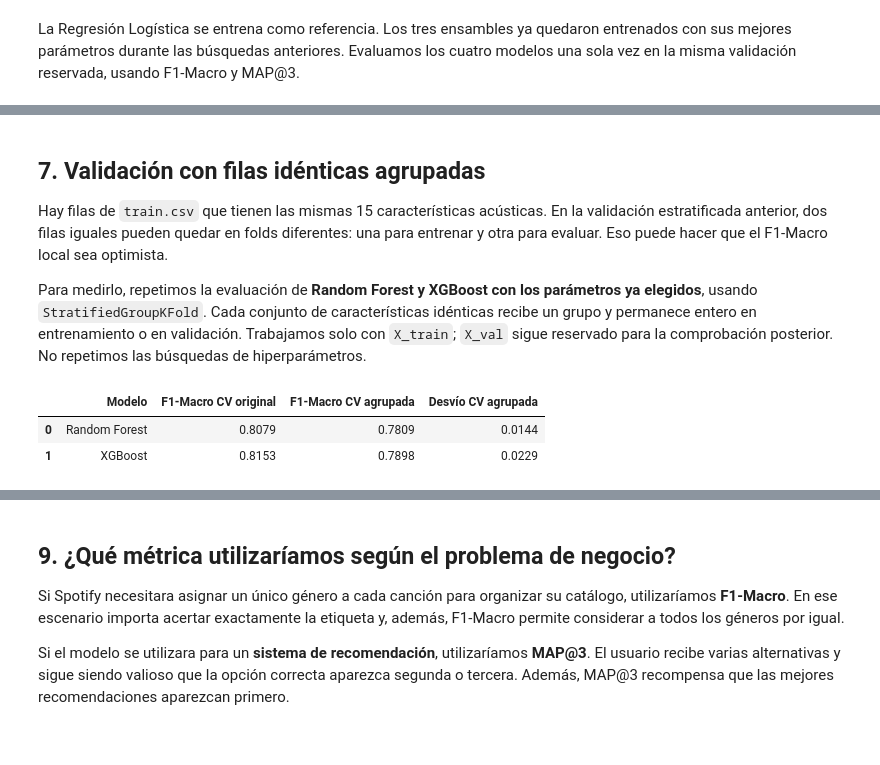
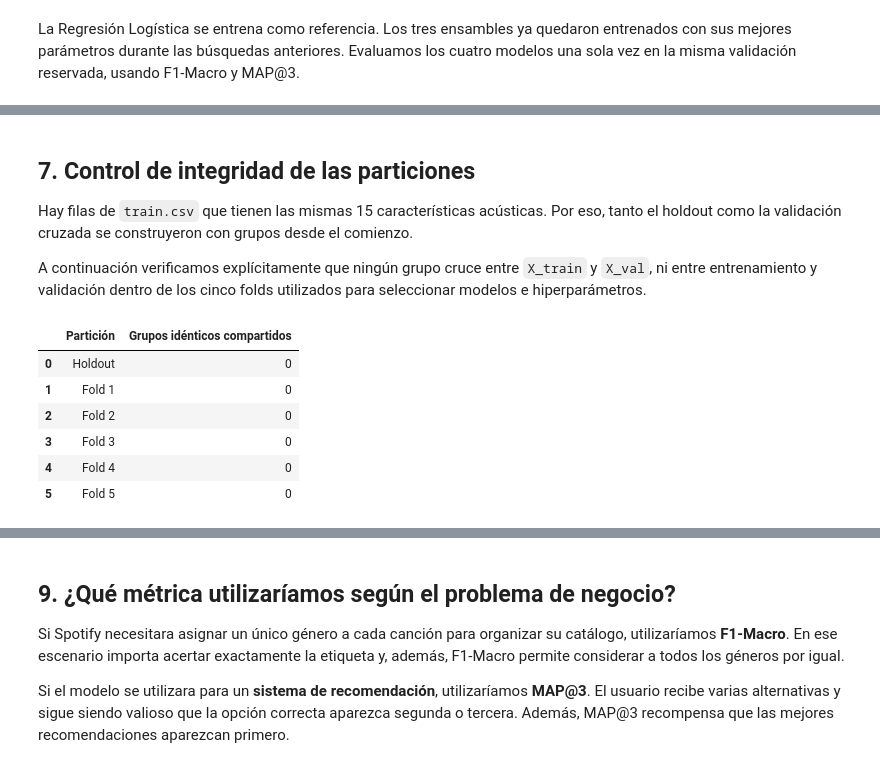
Before and after one commit to lourdesMV/TD6-TP2, a Jupyter notebook: spotify.ipynb, the cells around one changed output, grey strips where cells are left out. Drawn from its saved outputs; the diff is of its cells as text; code cells hidden in the pictures; blank space fills up the shorter version.

```diff
--- a/spotify.ipynb
+++ b/spotify.ipynb
@@ -454,13 +470,17 @@ class XGBGenreClassifier(ClassifierMixin, BaseEstimator):
 
     def __init__(
         self, n_estimators=300, max_depth=3, learning_rate=0.05,
-        subsample=0.8, colsample_bytree=0.8, reg_lambda=1, random_state=42
+        subsample=0.8, colsample_bytree=0.8, min_child_weight=1,
+        gamma=0, reg_alpha=0, reg_lambda=1, random_state=42
     ):
         self.n_estimators = n_estimators
         self.max_depth = max_depth
         self.learning_rate = learning_rate
         self.subsample = subsample
         self.colsample_bytree = colsample_bytree
+        self.min_child_weight = min_child_weight
+        self.gamma = gamma
+        self.reg_alpha = reg_alpha
         self.reg_lambda = reg_lambda
         self.random_state = random_state
 
@@ -473,6 +493,9 @@ class XGBGenreClassifier(ClassifierMixin, BaseEstimator):
             learning_rate=self.learning_rate,
             subsample=self.subsample,
             colsample_bytree=self.colsample_bytree,
+            min_child_weight=self.min_child_weight,
+            gamma=self.gamma,
+            reg_alpha=self.reg_alpha,
             reg_lambda=self.reg_lambda,
             random_state=self.random_state,
             tree_method="hist",
@@ -506,9 +529,9 @@ La versión estratificada mantiene aproximadamente la misma proporción de géne
 
 La métrica utilizada para seleccionar el modelo es `F1-Macro`, ya que es la métrica oficial de Kaggle.
 # %%
-from sklearn.model_selection import StratifiedKFold, cross_val_score
+from sklearn.model_selection import cross_val_score
 
-cv = StratifiedKFold(
+cv = StratifiedGroupKFold(
     n_splits=5,
     shuffle=True,
     random_state=42
@@ -527,6 +550,7 @@ for nombre, modelo in [
         modelo,
         X_train,
         y_train,
+        groups=grupos_train,
         cv=cv,
         scoring="f1_macro"
     )
@@ -611,7 +638,7 @@ parametros_gb = [
 busqueda_gb = GridSearchCV(
     modelo_gb, parametros_gb, scoring="f1_macro", cv=cv, n_jobs=1
 )
-busqueda_gb.fit(X_train, y_train)
+busqueda_gb.fit(X_train, y_train, groups=grupos_train)
 print("Gradient Boosting:", busqueda_gb.best_params_)
 print("F1-Macro promedio:", round(busqueda_gb.best_score_, 3))
 # %% [output]
@@ -800,41 +923,41 @@ Después de ajustar los parámetros, XGBoost obtiene aproximadamente 0,852 de F1
 # %% [markdown]
-## 7. Validación con filas idénticas agrupadas
+## 7. Control de integridad de las particiones
 
-Hay filas de `train.csv` que tienen las mismas 15 características acústicas. En la validación estratificada anterior, dos filas iguales pueden quedar en folds diferentes: una para entrenar y otra para evaluar. Eso puede hacer que el F1-Macro local sea optimista.
+Hay filas de `train.csv` que tienen las mismas 15 características acústicas. Por eso, tanto el holdout como la validación cruzada se construyeron con grupos desde el comienzo.
 
-Para medirlo, repetimos la evaluación de **Random Forest y XGBoost con los parámetros ya elegidos**, usando `StratifiedGroupKFold`. Cada conjunto de características idénticas recibe un grupo y permanece entero en entrenamiento o en validación. Trabajamos solo con `X_train`; `X_val` sigue reservado para la comprobación posterior. No repetimos las búsquedas de hiperparámetros.
+A continuación verificamos explícitamente que ningún grupo cruce entre `X_train` y `X_val`, ni entre entrenamiento y validación dentro de los cinco folds utilizados para seleccionar modelos e hiperparámetros.
 # %%
-from sklearn.model_selection import StratifiedGroupKFold
+grupos_compartidos_holdout = set(grupos_train) & set(grupos_val)
+grupos_compartidos_cv = []
 
-# Un grupo por combinación exacta de las 15 características; Id y Expected no intervienen.
-grupos_train = pd.factorize(pd.MultiIndex.from_frame(X_train))[0]
-cv_agrupada = StratifiedGroupKFold(
-    n_splits=5, shuffle=True, random_state=42
-)
+for numero_fold, (indice_ajuste, indice_fold) in enumerate(
+    cv.split(X_train, y_train, groups=grupos_train),
+    start=1
+):
+    compartidos = (
+        set(grupos_train[indice_ajuste])
+        & set(grupos_train[indice_fold])
+    )
+    grupos_compartidos_cv.append(len(compartidos))
 
-resultados_grupos = []
-for nombre, modelo, f1_original in [
-    ("Random Forest", modelo_f1, busqueda_f1.best_score_),
-    ("XGBoost", modelo_xgb, busqueda_xgb.best_score_),
-]:
-    scores_grupos = cross_val_score(
-        modelo, X_train, y_train,
-        groups=grupos_train,
-        cv=cv_agrupada,
-        scoring="f1_macro",
-        n_jobs=1,
-    )
-    resultados_grupos.append({
-        "Modelo": nombre,
-        "F1-Macro CV original": f1_original,
-        "F1-Macro CV agrupada": scores_grupos.mean(),
-        "Desvío CV agrupada": scores_grupos.std(),
-    })
+assert len(grupos_compartidos_holdout) == 0
+assert max(grupos_compartidos_cv) == 0
 
-comparacion_validaciones = pd.DataFrame(resultados_grupos)
-display(comparacion_validaciones.round(4))
+control_particiones = pd.DataFrame({
+    "Partición": ["Holdout"] + [f"Fold {i}" for i in range(1, 6)],
+    "Grupos idénticos compartidos": [
+        len(grupos_compartidos_holdout),
+        *grupos_compartidos_cv
+    ]
+})
+
+display(control_particiones)
 # %% [output]
-|  | Modelo | F1-Macro CV original | F1-Macro CV agrupada | Desvío CV agrupada |
-| 0 | Random Forest | 0.8079 | 0.7809 | 0.0144 |
-| 1 | XGBoost | 0.8153 | 0.7898 | 0.0229 |
+|  | Partición | Grupos idénticos compartidos |
+| 0 | Holdout | 0 |
+| 1 | Fold 1 | 0 |
+| 2 | Fold 2 | 0 |
+| 3 | Fold 3 | 0 |
+| 4 | Fold 4 | 0 |
+| 5 | Fold 5 | 0 |
 # %% [markdown]
```
Also changed, not shown: parts of 28 cells of this notebook, 1 other file.
